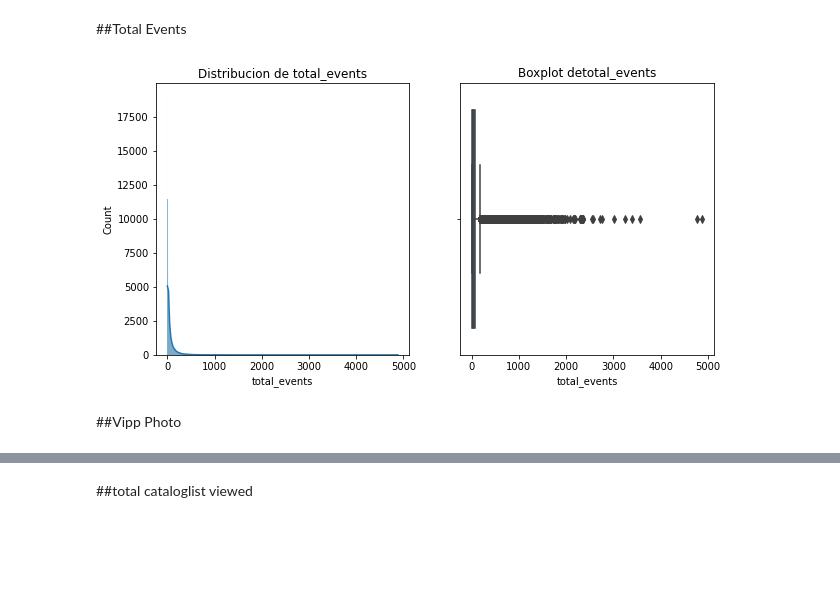
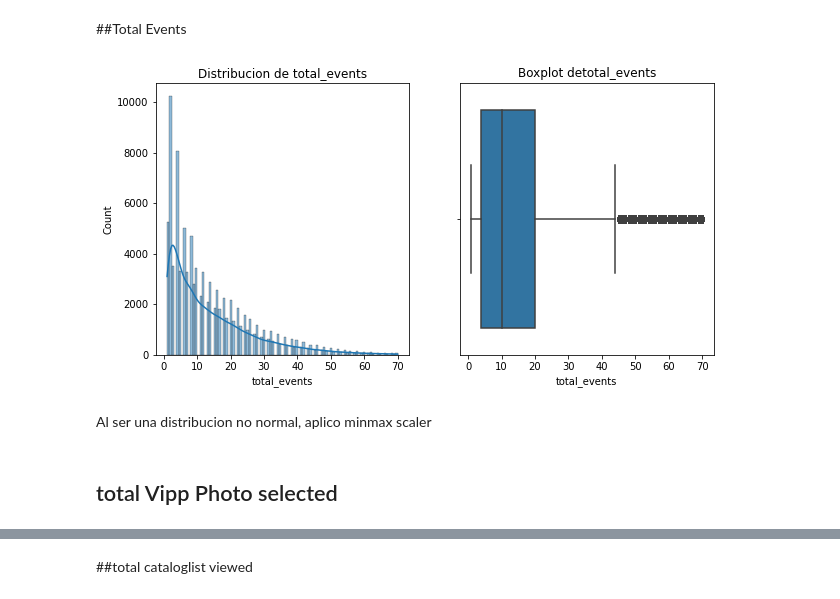
Before and after one commit to clarapinasco/Trabajo.Final.POO, a Jupyter notebook: trabajo_pinasco.ipynb, the cells around one changed output, grey strips where cells are left out. Cells and saved outputs as stored; diff of their text form; code cells hidden in the pictures; blank space fills up the shorter version.

```diff
--- a/trabajo_pinasco.ipynb
+++ b/trabajo_pinasco.ipynb
@@ -600,5 +674,5 @@ Name: total_events, Length: 2868, dtype: int64
 # %%
-web_x_outliers= web_x_outliers.loc[web_x_outliers.total_events<valor_atipico(web,'total_events')]
+web= web.loc[web.total_events<valor_atipico(web,'total_events')]
 # %% [markdown]
  calcule el valor atípico de total_events y filtre el nuevo dataset
 # %%
@@ -638,3 +716,3 @@ Name: seconds on screen, Length: 8921, dtype: int64
 # %%
-web_x_outliers=web.loc[web['seconds on screen']<valor_atipico(web,'seconds on screen')]
+web=web.loc[web['seconds on screen']<valor_atipico(web,'seconds on screen')]
 # %%
@@ -676,3 +754,3 @@ Name: avg seconds on screen, Length: 54486, dtype: int64
 # %%
-web_x_outliers=web.loc[web['avg seconds on screen'] <valor_atipico(web,'seconds on screen')]
+web=web.loc[web['avg seconds on screen'] <valor_atipico(web,'seconds on screen')]
 # %%
@@ -699,3 +777,3 @@ sns.boxplot(data=web,y='total_sessions_prev')
 # %%
-web_x_outliers=web.loc[web.total_sessions_prev<valor_atipico(web,'total_sessions_prev')]
+web=web.loc[web.total_sessions_prev<valor_atipico(web,'total_sessions_prev')]
 # %%
@@ -728,6 +806,8 @@ def data_dist(df,var):
 # %% [markdown]
 ##Total Events
 # %%
-data_dist(web_x_outliers,'total_events')
+data_dist(web,'total_events')
 # %% [output]
-[figure, old version]
+[figure, new version]
+# %% [markdown]
+Al ser una distribucion no normal, aplico minmax scaler
@@ -734,2 +818,2 @@ data_dist(web_x_outliers,'total_events')
 # %% [markdown]
-  ##Vipp Photo
+  ##  total Vipp Photo selected
```
Also changed, not shown: parts of 122 cells of this notebook, 1 other file.
